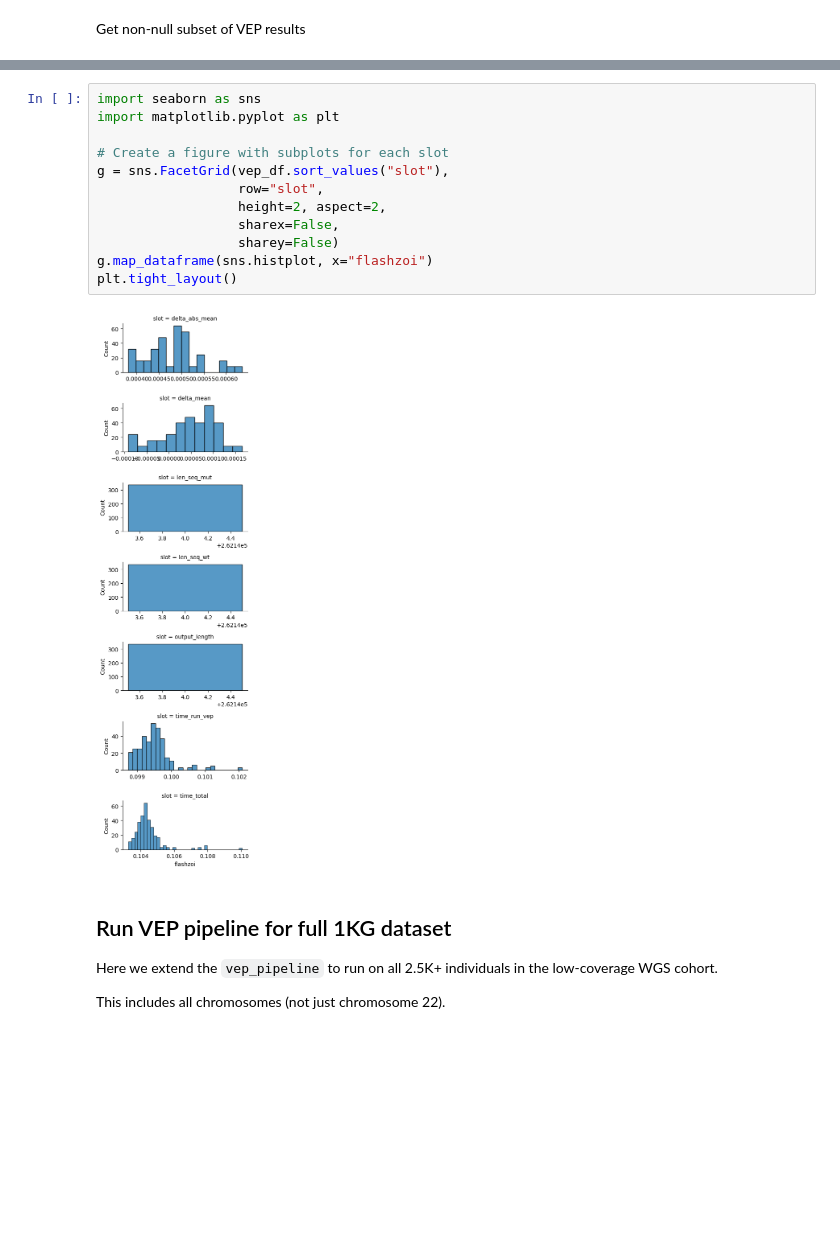
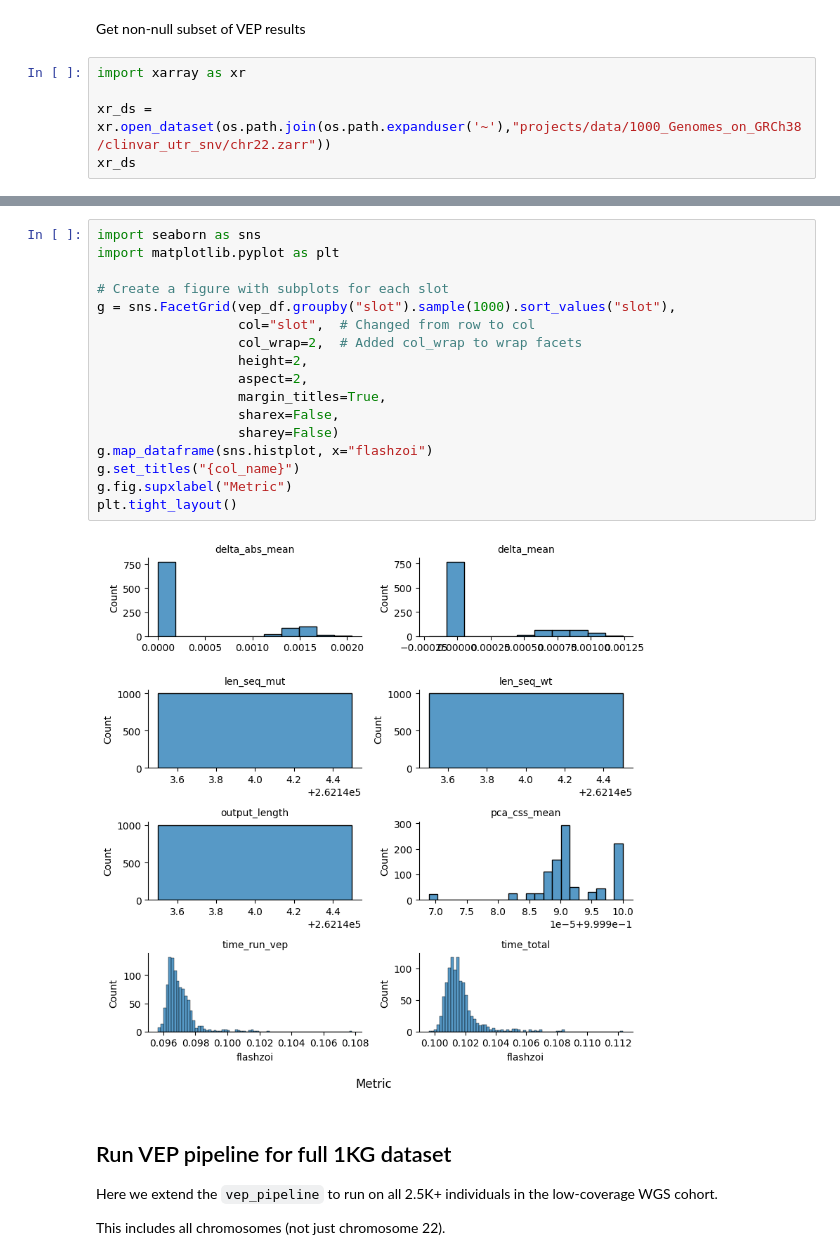
Before and after one commit to bschilder/VEP_DNA, a Jupyter notebook: notebooks/vep_dna_pipeline.ipynb, the cells around one changed output, grey strips where cells are left out. Saved outputs shown, nothing was run; the diff lists cells and outputs as text; blank space fills up the shorter version.

```diff
--- a/notebooks/vep_dna_pipeline.ipynb
+++ b/notebooks/vep_dna_pipeline.ipynb
@@ -239,3 +232,8 @@ xr_ds = vp.vep_pipeline(site_ds=site_ds,
 Loading existing results from /home/schilder/projects/data/1000_Genomes_on_GRCh38/ClinVar_UTR/chr22.zarr
 # %% [markdown]
 Get non-null subset of VEP results
+# %%
+import xarray as xr
+
+xr_ds = xr.open_dataset(os.path.join(os.path.expanduser('~'),"projects/data/1000_Genomes_on_GRCh38/clinvar_utr_snv/chr22.zarr"))
+xr_ds
@@ -268,17 +277,22 @@ vep_df.groupby("slot").describe()
 # %%
 import seaborn as sns
 import matplotlib.pyplot as plt
 
 # Create a figure with subplots for each slot
-g = sns.FacetGrid(vep_df.sort_values("slot"),
-                  row="slot",
-                  height=2, aspect=2,
+g = sns.FacetGrid(vep_df.groupby("slot").sample(1000).sort_values("slot"),
+                  col="slot",  # Changed from row to col
+                  col_wrap=2,  # Added col_wrap to wrap facets
+                  height=2,
+                  aspect=2,
+                  margin_titles=True,
                   sharex=False,
                   sharey=False)
 g.map_dataframe(sns.histplot, x="flashzoi")
+g.set_titles("{col_name}")
+g.fig.supxlabel("Metric")
 plt.tight_layout()
 # %% [output]
-[figure, old version]
+[figure, new version]
 # %% [markdown]
 ## Run VEP pipeline for full 1KG dataset
 
```
Also changed, not shown: parts of 18 cells of this notebook, 9 other files.
